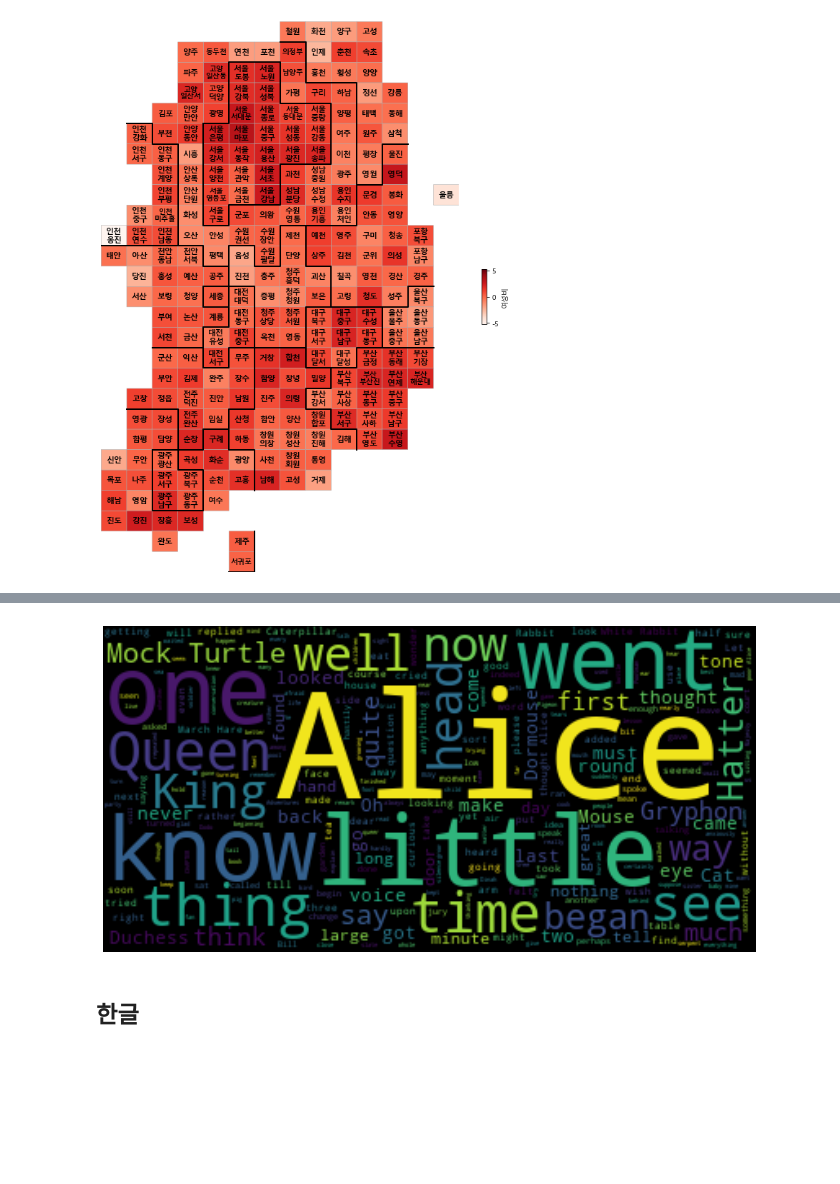
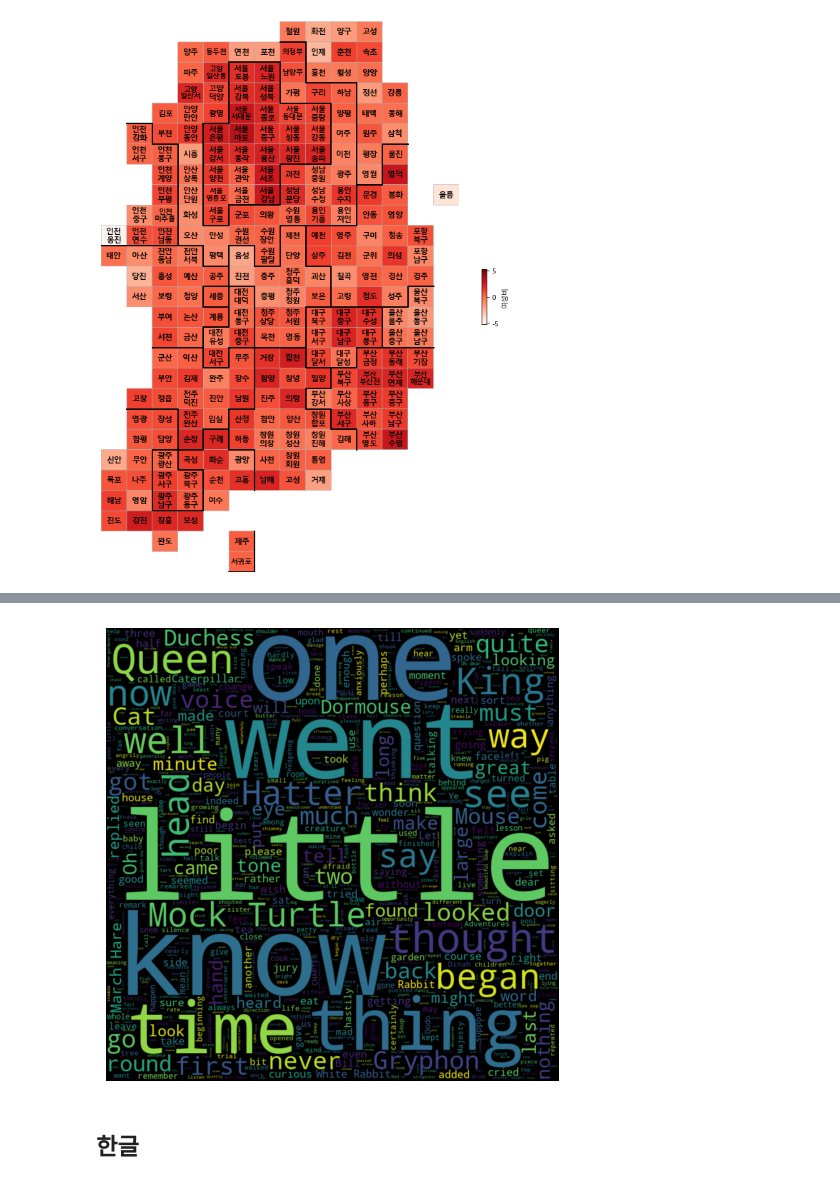
Before and after one commit to beegramin9/Flask, a Jupyter notebook: 3_module/test.ipynb, the cells around one changed output, grey strips where cells are left out. Saved outputs shown, nothing was run; the diff lists cells and outputs as text; code cells hidden in the pictures; blank space fills up the shorter version.

```diff
--- a/3_module/test.ipynb
+++ b/3_module/test.ipynb
@@ -376,40 +373,54 @@ plt.show()
 # %%
 from wordcloud import WordCloud, STOPWORDS
 from PIL import Image
 
 def engCloud(text, stopwords, img_file, mask = None):
     # text: 분석할 텍스트
     # mask: mask 이미지 파일, default = None
     # 색깔도 바꿔줘야함, none일떈 black 아닐땐 white
     # stopwords: 리스트 형태
     # 리스트로 들어가면 안되니까 for문으로 해체해야해야할듯
     # img_file: 이미지파일 save할 경로
 
     org_stopwords = set(STOPWORDS)
-    org_stopwords.add(stopwords)
+    # split으로 가공해줘야 함
+    for word in stopwords.split():
+        org_stopwords.add(word)
 
-    wc = WordCloud(background_color='black', max_words=2000, stopwords=org_stopwords, mask=mask)
-    # 여기에 width, height 줄 수 있고
+    if mask == None:
+        background_color = 'black'
+    else:
+        mask = np.array(Image.open(mask))
+        background_color = 'white'
 
+    wc = WordCloud(background_color=background_color,
+                   max_words=2000,
+                   stopwords=org_stopwords,
+                   mask=mask,
+                   width=800,
+                   height=800
+                   )
     wc = wc.generate(text)
 
-    plt.figure(figsize=(12,6))
     # 여기에 dpi=100을 주면 여백없이 딱 그려짐
-    plt.imshow(wc, interpolation='bilinear') # Image Show
+    plt.figure(figsize=(12,6), dpi=100)
+    # Image Show
+    plt.imshow(wc, interpolation='bilinear')
     plt.axis('off')
     plt.savefig(img_file)
 
 
 text = open('./static/data/wordcloud/Alice.txt').read()
-stopwords = 'said'
+stopwords = 'said hi alice'
+mask_file = './static/data/wordcloud/Alice_mask.png'
 
 import os
-img_file = os.path.join(os.getcwd(), 'static\\img\\wordcloud.png')
+img_file = os.path.join(os.getcwd(), 'static\\img\\en_wordcloud.png')
 img_file
 
 engCloud(text,stopwords,img_file)
 # %% [output]
-[figure, old version]
+[figure, new version]
 # %% [markdown]
 ## 한글
 # %%
```
Also changed, not shown: parts of 6 cells of this notebook, 5 other files.
